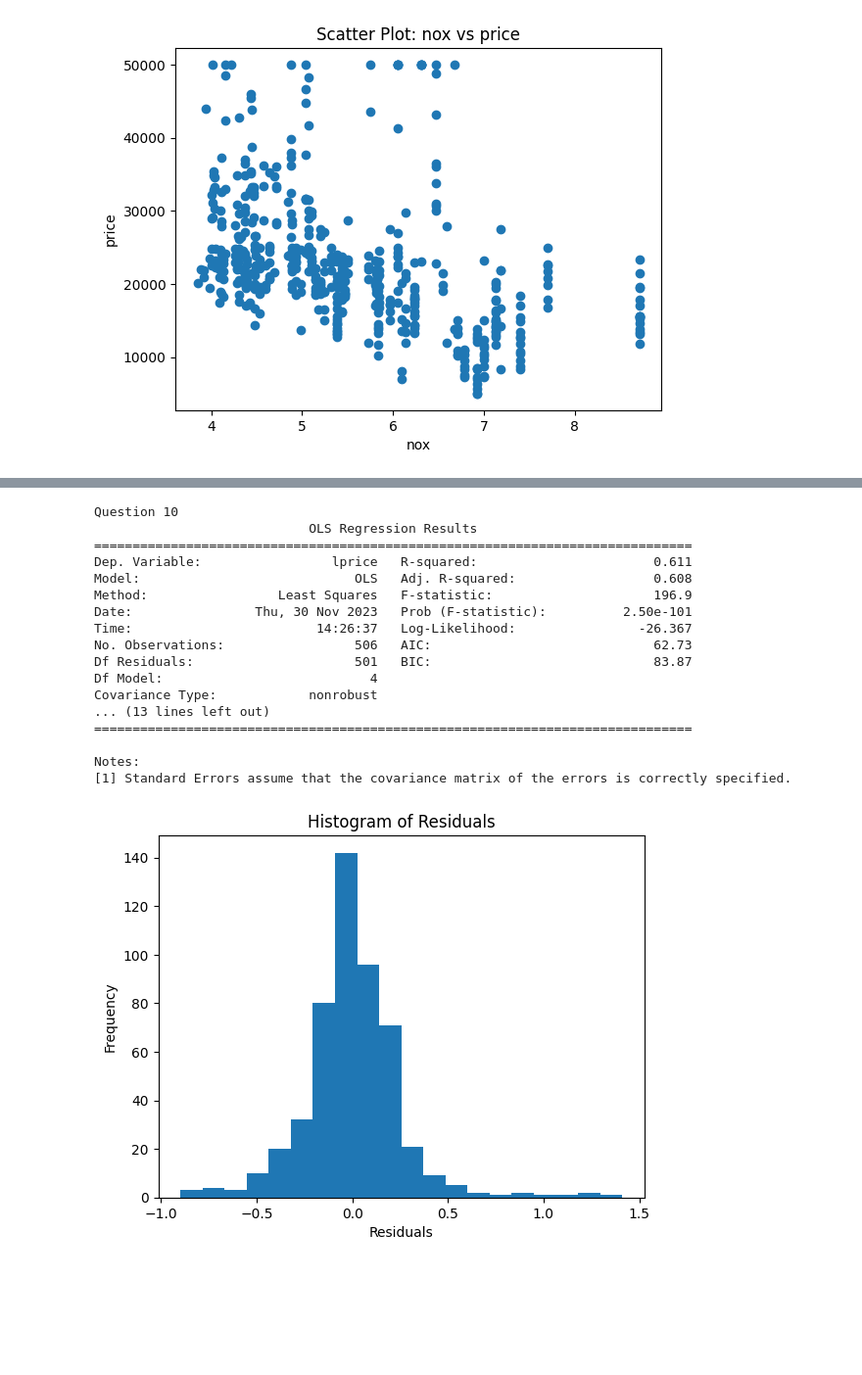
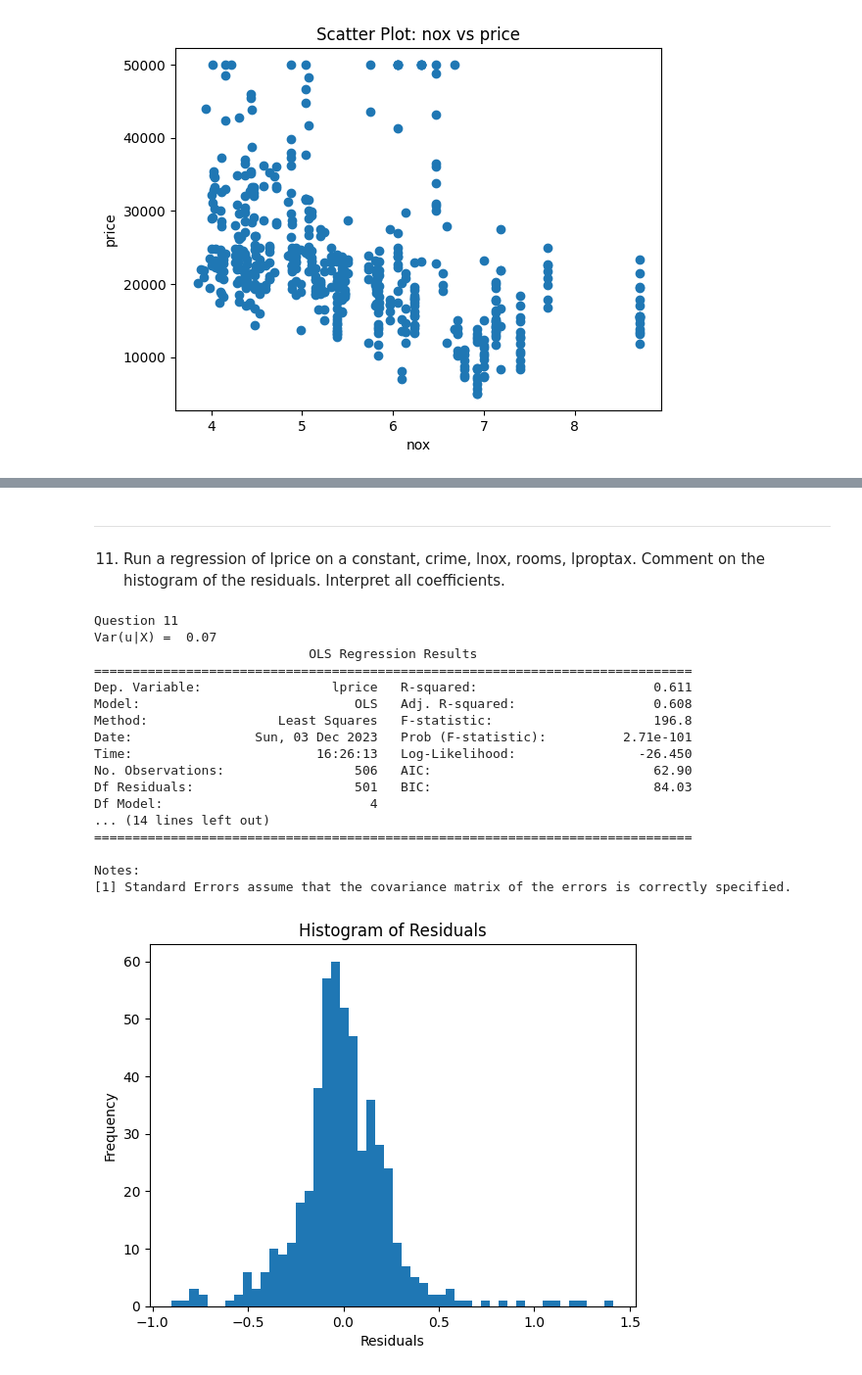
Before and after one commit to joaomelga/MODS202-project, a Jupyter notebook: mods202-project.ipynb, the cells around one changed output, grey strips where cells are left out. Shown: that part at 98% size. Cells and saved outputs as stored; diff of their text form; code cells hidden in the pictures; blank space fills up the shorter version.

```diff
--- a/mods202-project.ipynb
+++ b/mods202-project.ipynb
@@ -387,42 +453,46 @@ Interpretations
+# %% [markdown]
+---
+11. Run a regression of lprice on a constant, crime, lnox, rooms, lproptax. Comment on the histogram of the residuals. Interpret all coefficients.
 # %%
 import statsmodels.api as sm
 
 # Define the independent variables
-X = df[['crime', 'nox', 'rooms', 'proptax']]
+X = df[['crime', 'lnox', 'rooms', 'proptax']]
 X = sm.add_constant(X)  # Add a constant column
 
 # Define the dependent variable
 y = df['lprice']
 
 # Fit the regression model
 model = sm.OLS(y, X).fit()
 residuals = model.resid
 
-print('Question 10')
+print('Question 11')
+print('Var(u|X) = ', round(np.var(residuals), 2))
 print(model.summary())
 
-plt.hist(residuals, bins=20)
+plt.hist(residuals, bins=50)
 plt.xlabel('Residuals')
 plt.ylabel('Frequency')
 plt.title('Histogram of Residuals')
 plt.show()
 # %% [output]
-Question 10
+Question 11
+Var(u|X) =  0.07
                             OLS Regression Results
 ==============================================================================
 Dep. Variable:                 lprice   R-squared:                       0.611
 Model:                            OLS   Adj. R-squared:                  0.608
-Method:                 Least Squares   F-statistic:                     196.9
-Date:                Thu, 30 Nov 2023   Prob (F-statistic):          2.50e-101
-Time:                        14:26:37   Log-Likelihood:                -26.367
-No. Observations:                 506   AIC:                             62.73
-Df Residuals:                     501   BIC:                             83.87
+Method:                 Least Squares   F-statistic:                     196.8
+Date:                Sun, 03 Dec 2023   Prob (F-statistic):          2.71e-101
+Time:                        16:26:13   Log-Likelihood:                -26.450
+No. Observations:                 506   AIC:                             62.90
+Df Residuals:                     501   BIC:                             84.03
 Df Model:                           4
-Covariance Type:            nonrobust
-... (13 lines left out)
+... (14 lines left out)
 ==============================================================================
 
 Notes:
 [1] Standard Errors assume that the covariance matrix of the errors is correctly specified.
-[figure, old version]
+[figure, new version]
 # %% [markdown]
```
Also changed, not shown: parts of 21 cells of this notebook.
